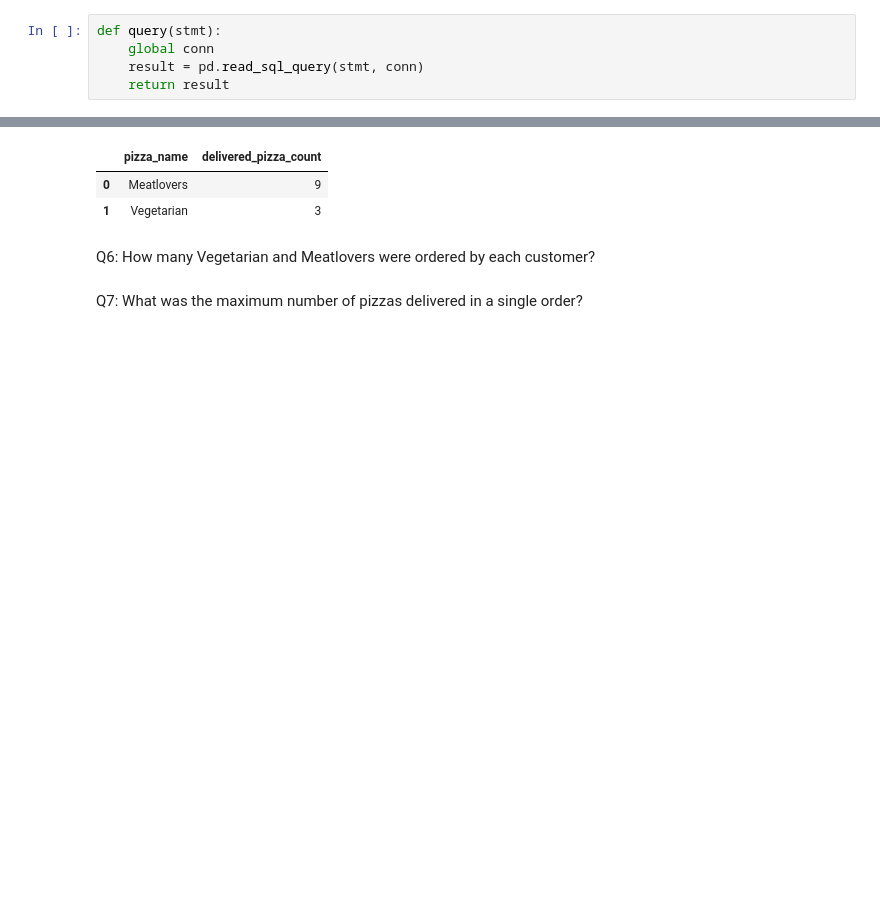
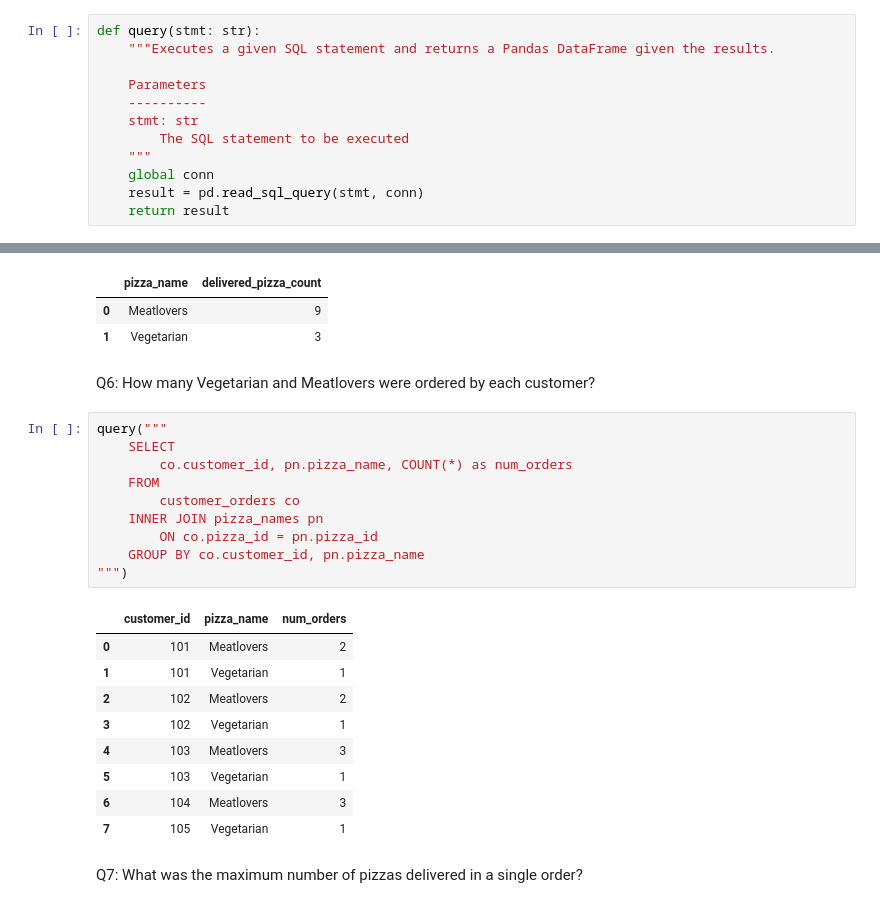
Before and after one commit to 20100215/8_Week_SQL_Challenge, a Jupyter notebook: Week 2 (Pizza Runner)/week2.ipynb, the cells around one changed output, grey strips where cells are left out. Saved outputs shown, nothing was run; the diff lists cells and outputs as text; blank space fills up the shorter version.

```diff
--- a/Week 2 (Pizza Runner)/week2.ipynb
+++ b/Week 2 (Pizza Runner)/week2.ipynb
@@ -74,7 +74,14 @@ runner_id             int64           0
 topping_id       int64           0
 topping_name    object           0
 # %%
-def query(stmt):
+def query(stmt: str):
+    """Executes a given SQL statement and returns a Pandas DataFrame given the results.
+
+    Parameters
+    ----------
+    stmt: str
+        The SQL statement to be executed
+    """
     global conn
     result = pd.read_sql_query(stmt, conn)
     return result
@@ -298,5 +305,25 @@ query("""
 | 1 | Vegetarian | 3 |
 # %% [markdown]
 Q6: How many Vegetarian and Meatlovers were ordered by each customer?
+# %%
+query("""
+    SELECT
+        co.customer_id, pn.pizza_name, COUNT(*) as num_orders
+    FROM
+        customer_orders co
+    INNER JOIN pizza_names pn
+        ON co.pizza_id = pn.pizza_id
+    GROUP BY co.customer_id, pn.pizza_name
+""")
+# %% [output]
+|  | customer_id | pizza_name | num_orders |
+| 0 | 101 | Meatlovers | 2 |
+| 1 | 101 | Vegetarian | 1 |
+| 2 | 102 | Meatlovers | 2 |
+| 3 | 102 | Vegetarian | 1 |
+| 4 | 103 | Meatlovers | 3 |
+| 5 | 103 | Vegetarian | 1 |
+| 6 | 104 | Meatlovers | 3 |
+| 7 | 105 | Vegetarian | 1 |
 # %% [markdown]
 Q7: What was the maximum number of pizzas delivered in a single order?
```
Also changed, not shown: parts of 7 cells of this notebook.
